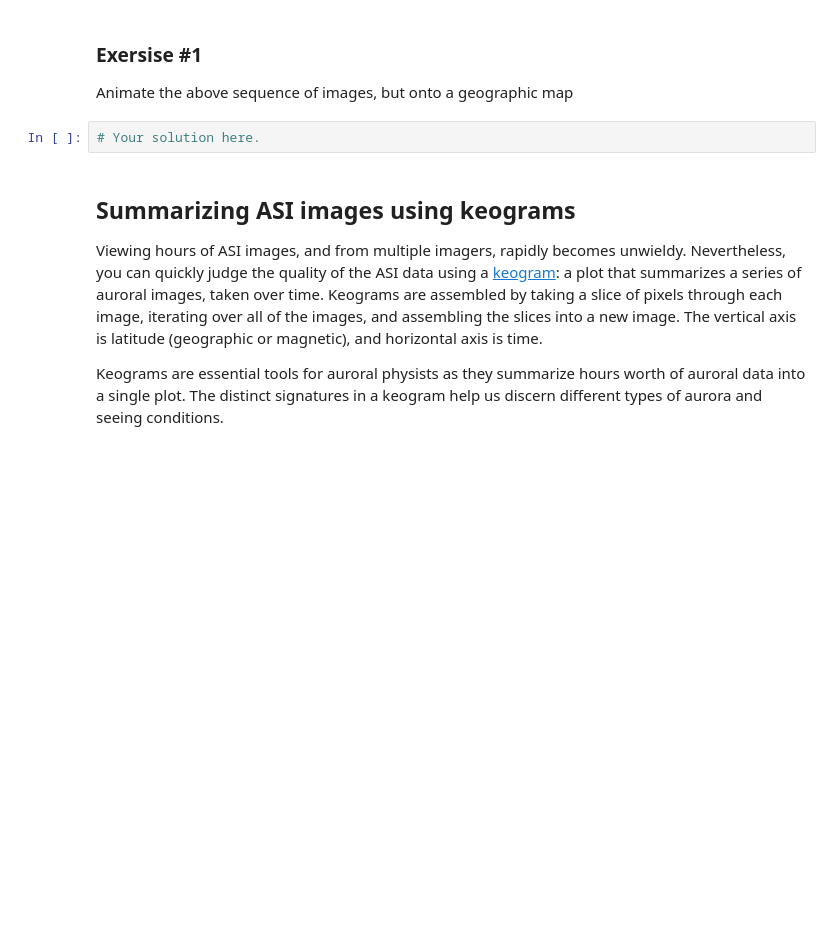
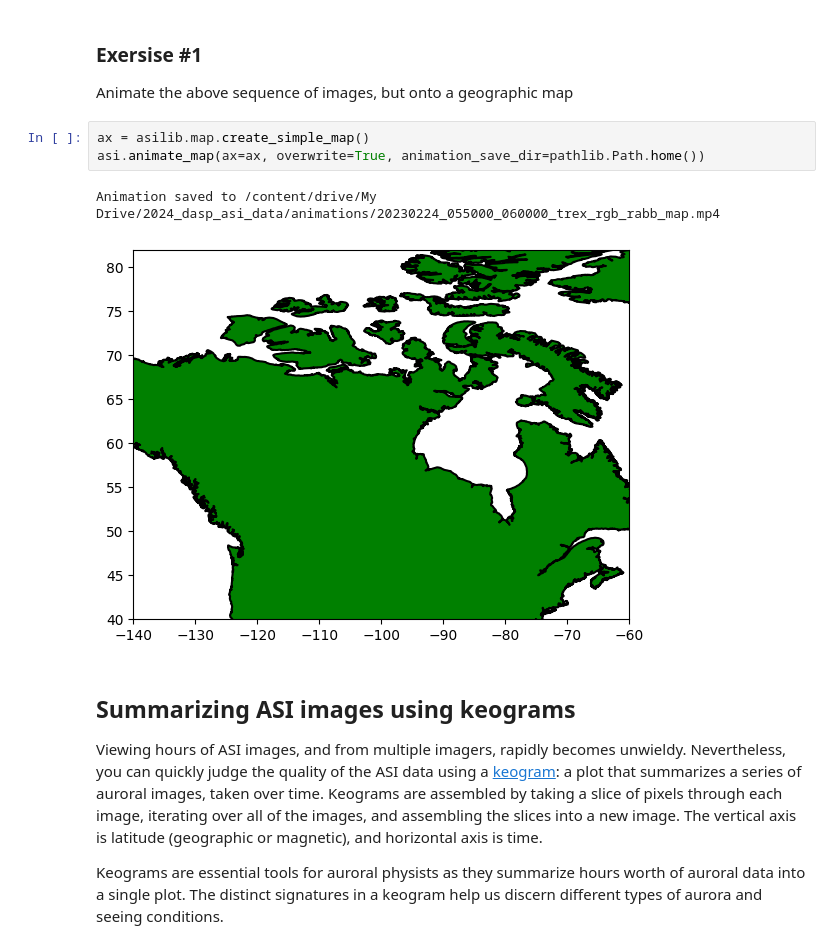
Before and after one commit to kylermurphy/DASP_2024, a Jupyter notebook: asilib/2024_dasp_asilib_colab.ipynb, the cells around one changed output. Drawn from its saved outputs; the diff is of its cells as text; blank space fills up the shorter version.

```diff
--- a/asilib/2024_dasp_asilib_colab.ipynb
+++ b/asilib/2024_dasp_asilib_colab.ipynb
@@ -206,8 +206,12 @@ Animation saved to /root/animations/20230224_055000_060000_trex_rgb_rabb_fisheye
 ### Exersise \#1
 
 Animate the above sequence of images, but onto a geographic map
-# %%
-# Your solution here.
+# %%
+ax = asilib.map.create_simple_map()
+asi.animate_map(ax=ax, overwrite=True, animation_save_dir=pathlib.Path.home())
+# %% [output]
+Animation saved to /content/drive/My Drive/2024_dasp_asi_data/animations/20230224_055000_060000_trex_rgb_rabb_map.mp4
+[figure, added]
 # %% [markdown]
 ## Summarizing ASI images using keograms
 
```
Also changed, not shown: parts of 3 cells of this notebook.
